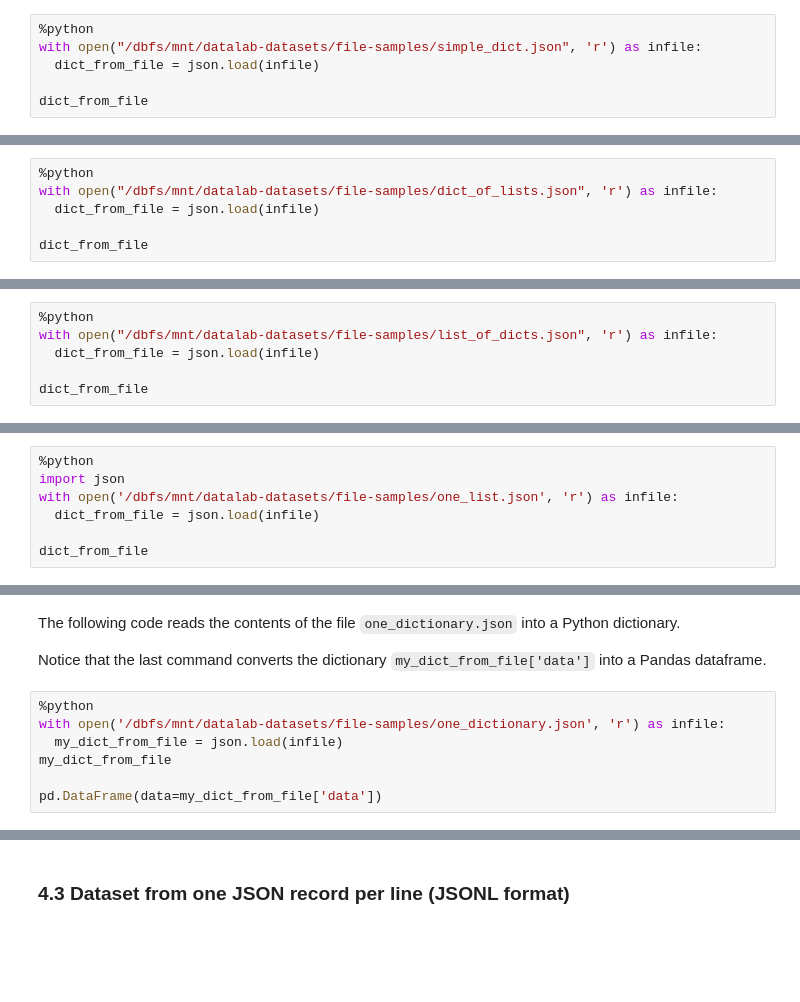
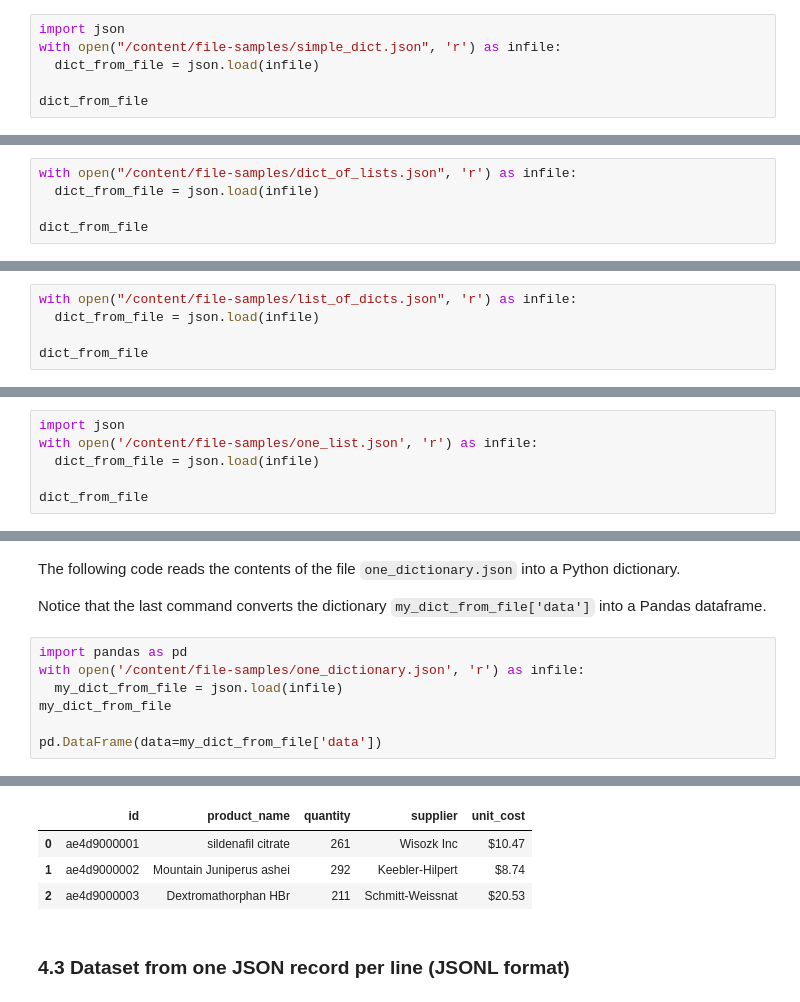
Before and after one commit to data-space/datalab-notebooks, a Jupyter notebook: Python/1. Essentials/2.4 JSON.ipynb, the cells around one changed output, grey strips where cells are left out. Cells and saved outputs as stored; diff of their text form; blank space fills up the shorter version.

```diff
--- a/Python/1. Essentials/2.4 JSON.ipynb
+++ b/Python/1. Essentials/2.4 JSON.ipynb
@@ -131,8 +158,8 @@ The JSON text for this example comes from the file `simple_dict.json`, which is
 # %% [markdown]
 The following code reads the contents of the file `simple_dict.json` into a Python dictionary.
 # %%
-%python
-with open("/dbfs/mnt/datalab-datasets/file-samples/simple_dict.json", 'r') as infile:
+import json
+with open("/content/file-samples/simple_dict.json", 'r') as infile:
   dict_from_file = json.load(infile)
 
 dict_from_file
@@ -158,8 +185,7 @@ This section contains two examples, each in a section:
 # %% [markdown]
 The following code reads the contents of the file `dict_of_lists.json` into a Python dictionary.
 # %%
-%python
-with open("/dbfs/mnt/datalab-datasets/file-samples/dict_of_lists.json", 'r') as infile:
+with open("/content/file-samples/dict_of_lists.json", 'r') as infile:
   dict_from_file = json.load(infile)
 
 dict_from_file
@@ -189,8 +213,7 @@ dict_from_file.get('b')[2]
 # %% [markdown]
 The following code reads the contents of the file `list_of_dicts.json` into a Python list with items that are dictionaries.
 # %%
-%python
-with open("/dbfs/mnt/datalab-datasets/file-samples/list_of_dicts.json", 'r') as infile:
+with open("/content/file-samples/list_of_dicts.json", 'r') as infile:
   dict_from_file = json.load(infile)
 
 dict_from_file
@@ -226,9 +264,8 @@ In each of the three cases above, the dictionaries correspond to records of the
 # %% [markdown]
 The following code reads the contents of the file `one_list.json` into a Python list of dictionaries
 # %%
-%python
 import json
-with open('/dbfs/mnt/datalab-datasets/file-samples/one_list.json', 'r') as infile:
+with open('/content/file-samples/one_list.json', 'r') as infile:
   dict_from_file = json.load(infile)
 
 dict_from_file
@@ -255,8 +317,8 @@ The following code reads the contents of the file `one_dictionary.json` into a P
 
 Notice that the last command converts the dictionary `my_dict_from_file['data']` into a Pandas dataframe.
 # %%
-%python
-with open('/dbfs/mnt/datalab-datasets/file-samples/one_dictionary.json', 'r') as infile:
+import pandas as pd
+with open('/content/file-samples/one_dictionary.json', 'r') as infile:
   my_dict_from_file = json.load(infile)
 my_dict_from_file
 
@@ -266,3 +327,7 @@ pd.DataFrame(data=my_dict_from_file['data'])
+|  | id | product_name | quantity | supplier | unit_cost |
+| 0 | ae4d9000001 | sildenafil citrate | 261 | Wisozk Inc | $10.47 |
+| 1 | ae4d9000002 | Mountain Juniperus ashei | 292 | Keebler-Hilpert | $8.74 |
+| 2 | ae4d9000003 | Dextromathorphan HBr | 211 | Schmitt-Weissnat | $20.53 |
 # %% [markdown]
 ### 4.3 Dataset from one JSON record per line (JSONL format)
 # %% [markdown]
```
Also changed, not shown: parts of 30 cells of this notebook.
